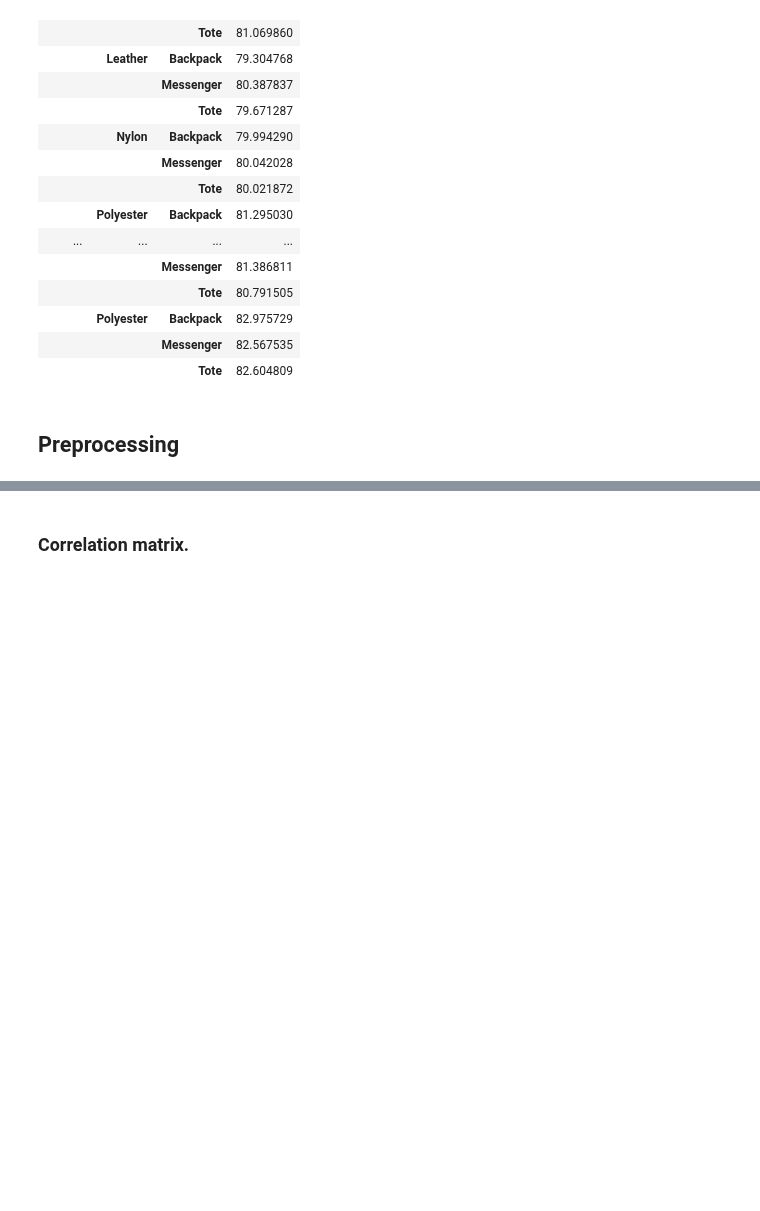
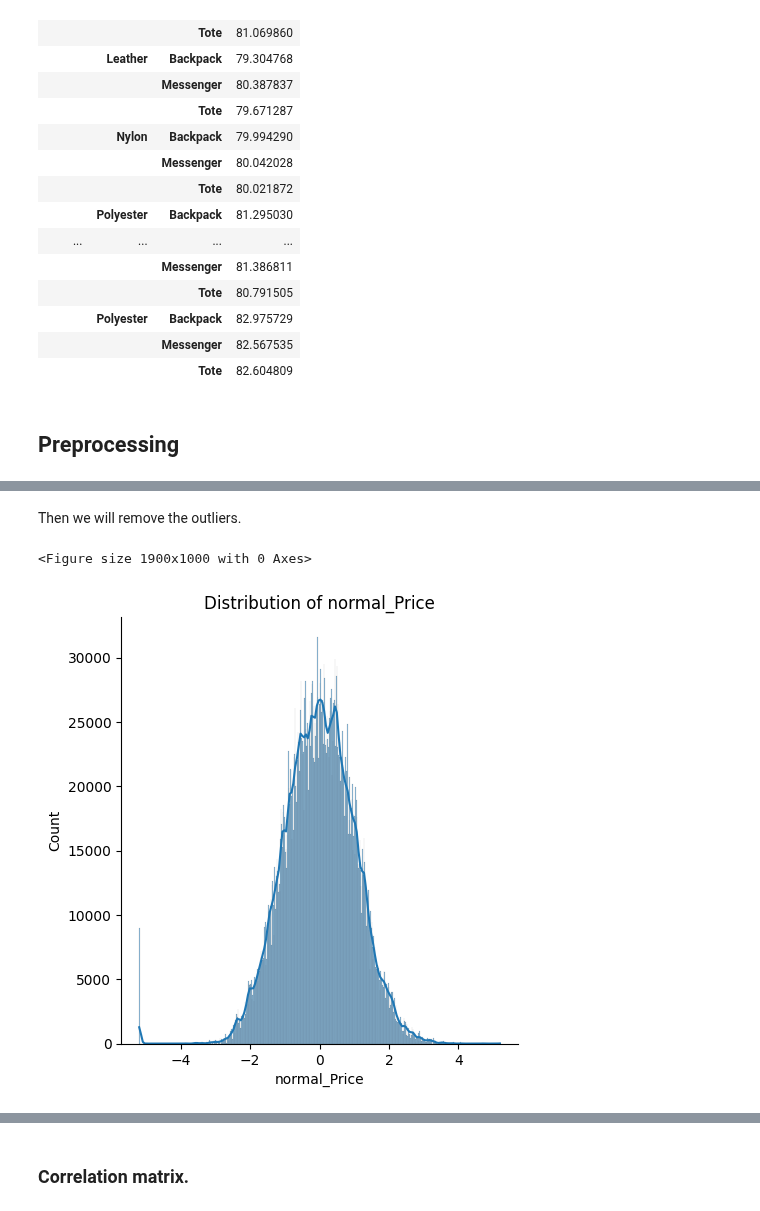
Before and after one commit to BaptPicxDev/swag2-backpack-predict, a Jupyter notebook: notebooks/training.ipynb, the cells around one changed output, grey strips where cells are left out. Saved outputs shown, nothing was run; the diff lists cells and outputs as text; code cells hidden in the pictures; blank space fills up the shorter version.

```diff
--- a/notebooks/training.ipynb
+++ b/notebooks/training.ipynb
@@ -266,0 +147,4 @@ memory usage: 29.8 MB
+# %%
+# Preprocessing
+df_train_filled = fill_df_navalues(df=df_train)
+df_train_filled.info()
@@ -266,0 +170,7 @@ memory usage: 29.8 MB
+# %% [markdown]
+Then we will remove the outliers.
+# %%
+distplot(df=df_train_filled, variable_name="normal_Price")
+# %% [output]
+<Figure size 1900x1000 with 0 Axes>
+[figure, added]
```
Also changed, not shown: parts of 39 cells of this notebook.
